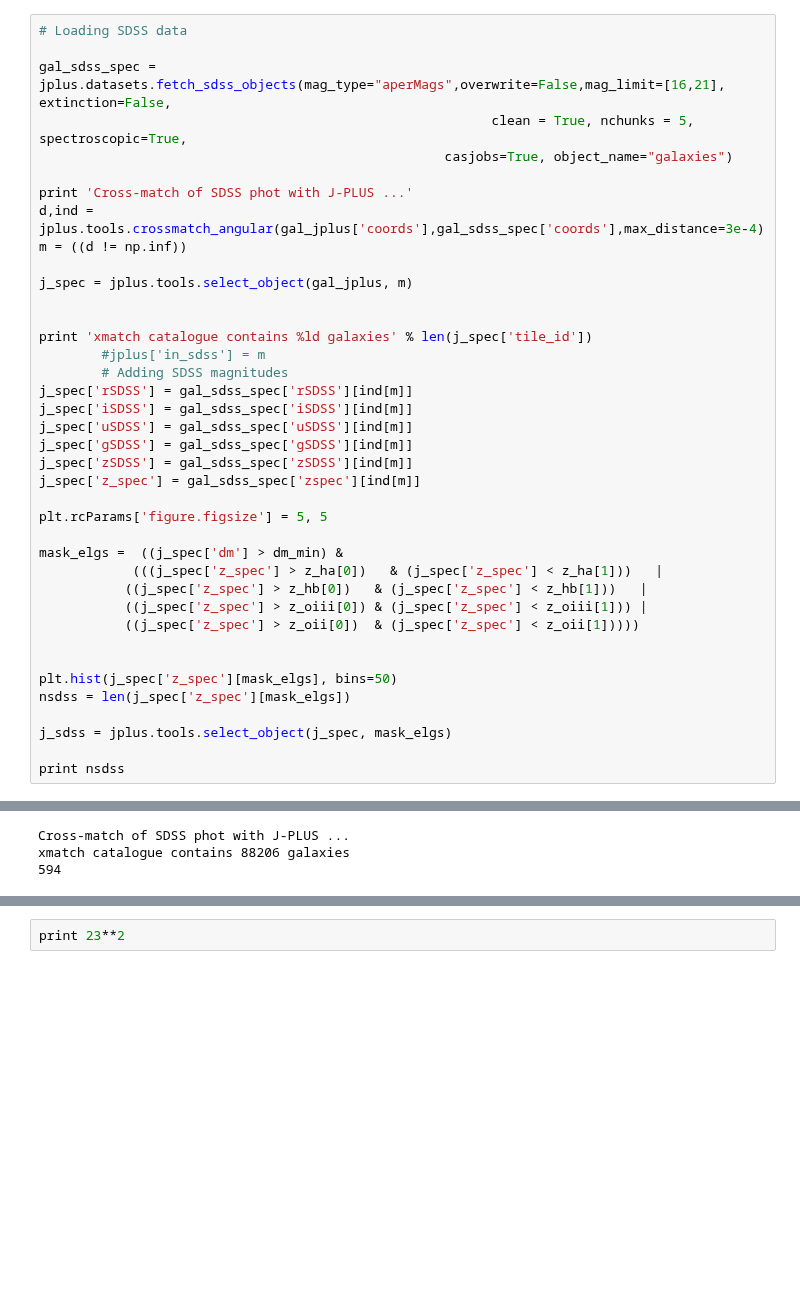
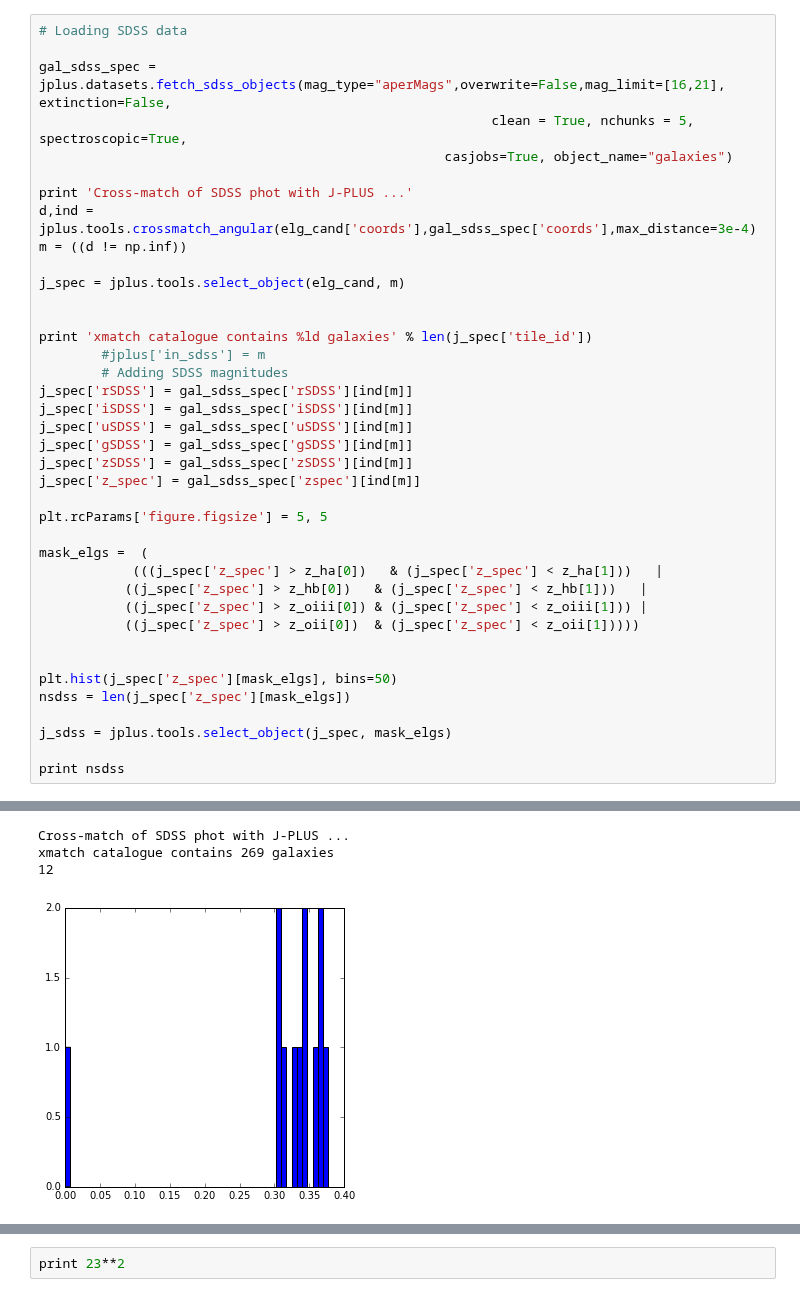
Before and after one commit to aaorsi/ELG_analysis, a Jupyter notebook: learn_ELGz.ipynb, the cells around one changed output, grey strips where cells are left out. Saved outputs shown, nothing was run; the diff lists cells and outputs as text; blank space fills up the shorter version.

```diff
--- a/learn_ELGz.ipynb
+++ b/learn_ELGz.ipynb
@@ -164,43 +289,44 @@ gal_sdss_spec = jplus.datasets.fetch_sdss_objects(mag_type="aperMags",overwrite=
                                                     casjobs=True, object_name="galaxies")
 
 print 'Cross-match of SDSS phot with J-PLUS ...'
-d,ind = jplus.tools.crossmatch_angular(gal_jplus['coords'],gal_sdss_spec['coords'],max_distance=3e-4)
+d,ind = jplus.tools.crossmatch_angular(elg_cand['coords'],gal_sdss_spec['coords'],max_distance=3e-4)
 m = ((d != np.inf))
 
-j_spec = jplus.tools.select_object(gal_jplus, m)
+j_spec = jplus.tools.select_object(elg_cand, m)
 
 
 print 'xmatch catalogue contains %ld galaxies' % len(j_spec['tile_id'])
         #jplus['in_sdss'] = m
         # Adding SDSS magnitudes
 j_spec['rSDSS'] = gal_sdss_spec['rSDSS'][ind[m]]
 j_spec['iSDSS'] = gal_sdss_spec['iSDSS'][ind[m]]
 j_spec['uSDSS'] = gal_sdss_spec['uSDSS'][ind[m]]
 j_spec['gSDSS'] = gal_sdss_spec['gSDSS'][ind[m]]
 j_spec['zSDSS'] = gal_sdss_spec['zSDSS'][ind[m]]
 j_spec['z_spec'] = gal_sdss_spec['zspec'][ind[m]]
 
 plt.rcParams['figure.figsize'] = 5, 5
 
-mask_elgs =  ((j_spec['dm'] > dm_min) &
+mask_elgs =  (
             (((j_spec['z_spec'] > z_ha[0])   & (j_spec['z_spec'] < z_ha[1]))   |
            ((j_spec['z_spec'] > z_hb[0])   & (j_spec['z_spec'] < z_hb[1]))   |
            ((j_spec['z_spec'] > z_oiii[0]) & (j_spec['z_spec'] < z_oiii[1])) |
            ((j_spec['z_spec'] > z_oii[0])  & (j_spec['z_spec'] < z_oii[1]))))
 
 
 plt.hist(j_spec['z_spec'][mask_elgs], bins=50)
 nsdss = len(j_spec['z_spec'][mask_elgs])
 
 j_sdss = jplus.tools.select_object(j_spec, mask_elgs)
 
 print nsdss
 # %% [output]
 j-plus [INFO]: Fetching SDSS objects
 j-plus [INFO]:    Loading /home/CEFCA/aaorsi/photoz/jplus_data/sdss_galaxies_aperMags_magmax21.0.h5
 Cross-match of SDSS phot with J-PLUS ...
-xmatch catalogue contains 88206 galaxies
-594
+xmatch catalogue contains 269 galaxies
+12
+[figure, added]
 # %%
 %matplotlib inline
 import matplotlib.gridspec as gsc
```
Also changed, not shown: parts of 17 cells of this notebook, 2 other files.
